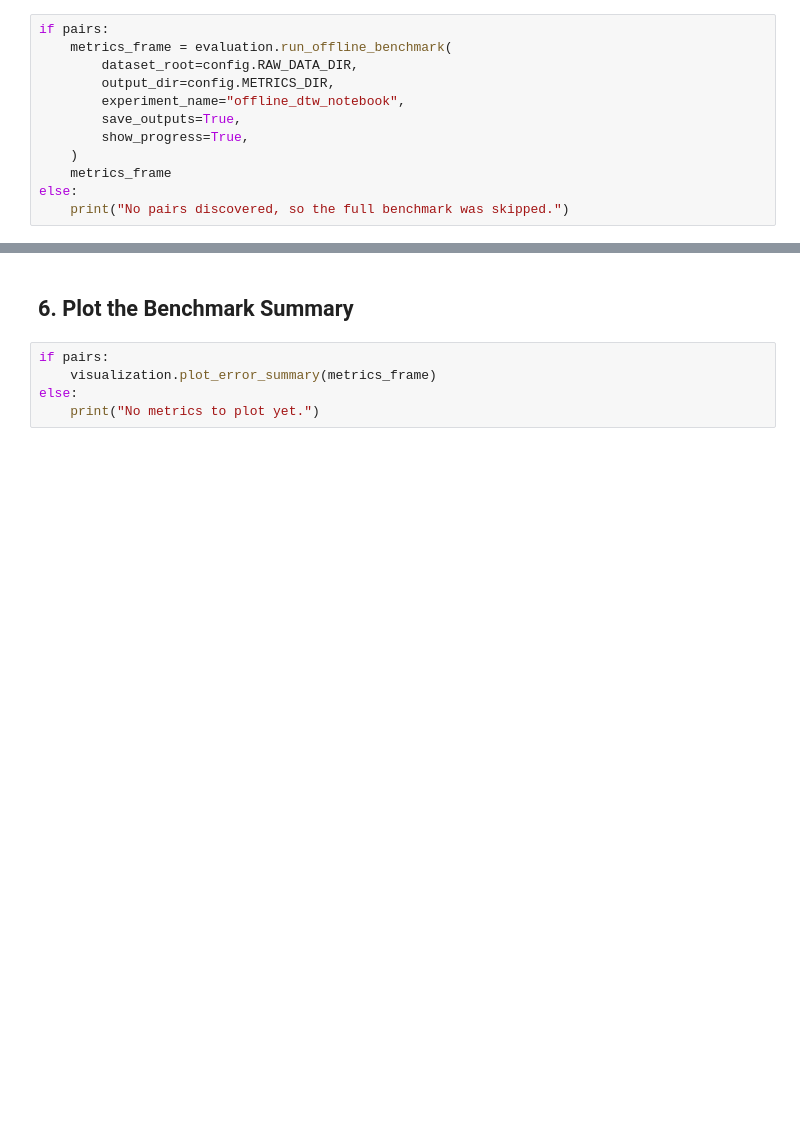
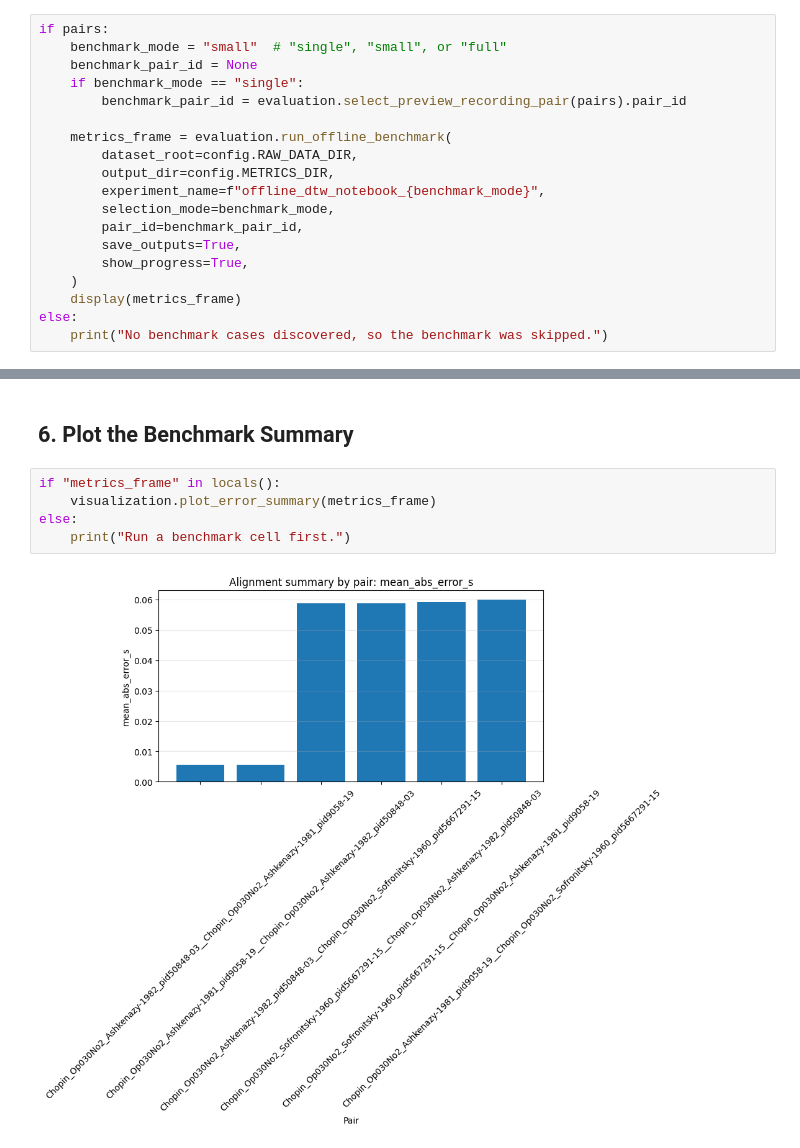
Before and after one commit to diego2317/E207_project, a Jupyter notebook: notebooks/01_alignment_sandbox.ipynb, the cells around one changed output, grey strips where cells are left out. Saved outputs shown, nothing was run; the diff lists cells and outputs as text; blank space fills up the shorter version.

```diff
--- a/notebooks/01_alignment_sandbox.ipynb
+++ b/notebooks/01_alignment_sandbox.ipynb
@@ -51,12 +105,19 @@ else:
 # %%
 if pairs:
+    benchmark_mode = "small"  # "single", "small", or "full"
+    benchmark_pair_id = None
+    if benchmark_mode == "single":
+        benchmark_pair_id = evaluation.select_preview_recording_pair(pairs).pair_id
+
     metrics_frame = evaluation.run_offline_benchmark(
         dataset_root=config.RAW_DATA_DIR,
         output_dir=config.METRICS_DIR,
-        experiment_name="offline_dtw_notebook",
+        experiment_name=f"offline_dtw_notebook_{benchmark_mode}",
+        selection_mode=benchmark_mode,
+        pair_id=benchmark_pair_id,
         save_outputs=True,
         show_progress=True,
     )
-    metrics_frame
+    display(metrics_frame)
 else:
-    print("No pairs discovered, so the full benchmark was skipped.")
+    print("No benchmark cases discovered, so the benchmark was skipped.")
@@ -63,7 +132,9 @@ else:
 # %% [markdown]
 ## 6. Plot the Benchmark Summary
 # %%
-if pairs:
+if "metrics_frame" in locals():
     visualization.plot_error_summary(metrics_frame)
 else:
-    print("No metrics to plot yet.")
+    print("Run a benchmark cell first.")
+# %% [output]
+[figure, added]
```
Also changed, not shown: parts of 12 cells of this notebook, 8 other files.
